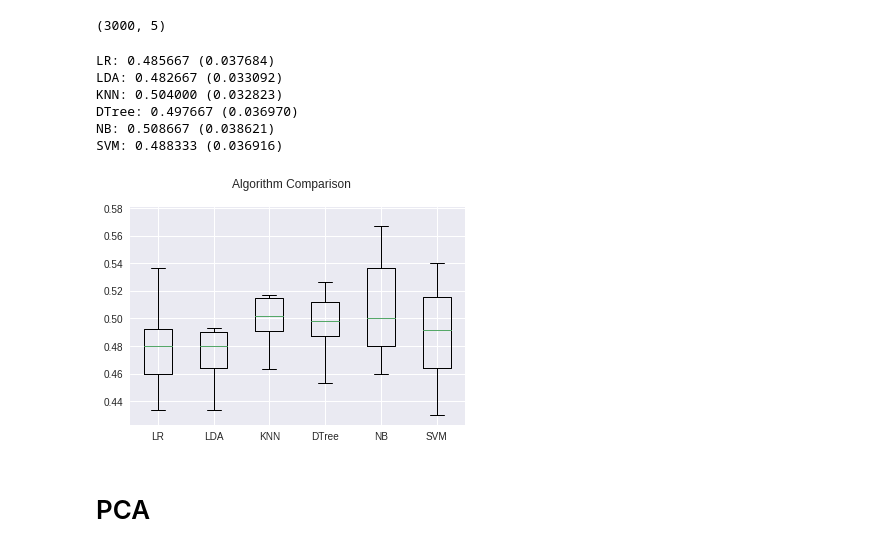
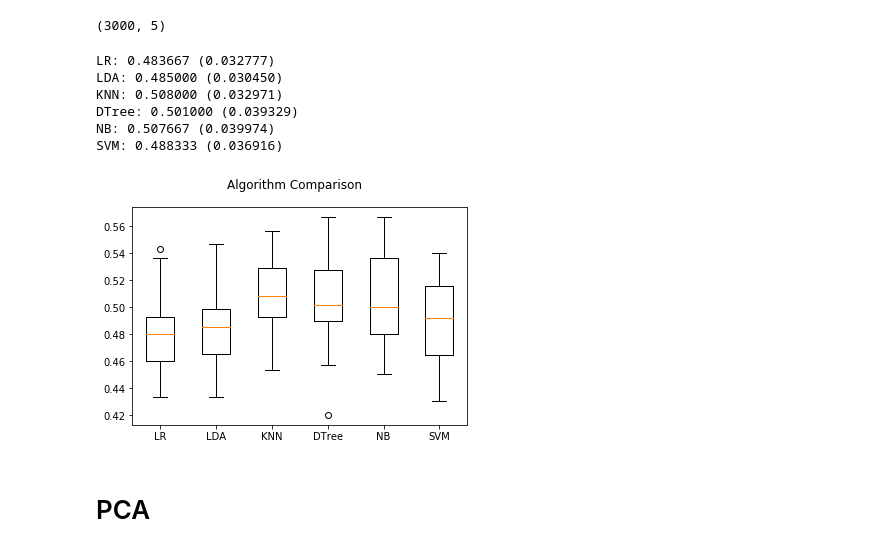
Before and after one commit to noushadkhan01/Projects, a Jupyter notebook: Machine-Learning/Clustering/KMean - Heirarchical Clustering/classify_wheather_stocks_decrease_or_increase.ipynb, the cells around one changed output. Drawn from its saved outputs; the diff is of its cells as text; code cells hidden in the pictures.

```diff
--- a/Machine-Learning/Clustering/KMean - Heirarchical Clustering/classify_wheather_stocks_decrease_or_increase.ipynb
+++ b/Machine-Learning/Clustering/KMean - Heirarchical Clustering/classify_wheather_stocks_decrease_or_increase.ipynb
@@ -365,15 +377,15 @@ X_cls.shape
 # %% [output]
 (3000, 5)
 # %%
-bestClassifier(X_cls, y)
+choose_best_classifier(X_cls, y)
 # %% [output]
-LR: 0.485667 (0.037684)
-LDA: 0.482667 (0.033092)
-KNN: 0.504000 (0.032823)
-DTree: 0.497667 (0.036970)
-NB: 0.508667 (0.038621)
+LR: 0.483667 (0.032777)
+LDA: 0.485000 (0.030450)
+KNN: 0.508000 (0.032971)
+DTree: 0.501000 (0.039329)
+NB: 0.507667 (0.039974)
 SVM: 0.488333 (0.036916)
-[figure, old version]
+[figure, new version]
 # %% [markdown]
 # PCA
 # %%
```
Also changed, not shown: parts of 24 cells of this notebook.
